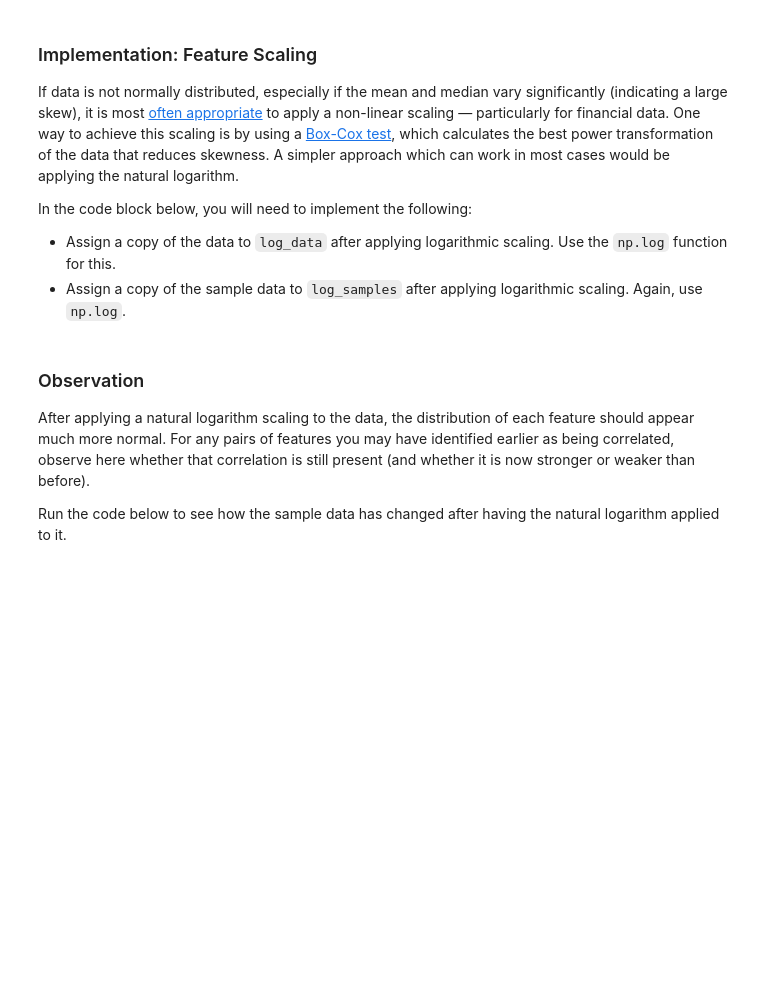
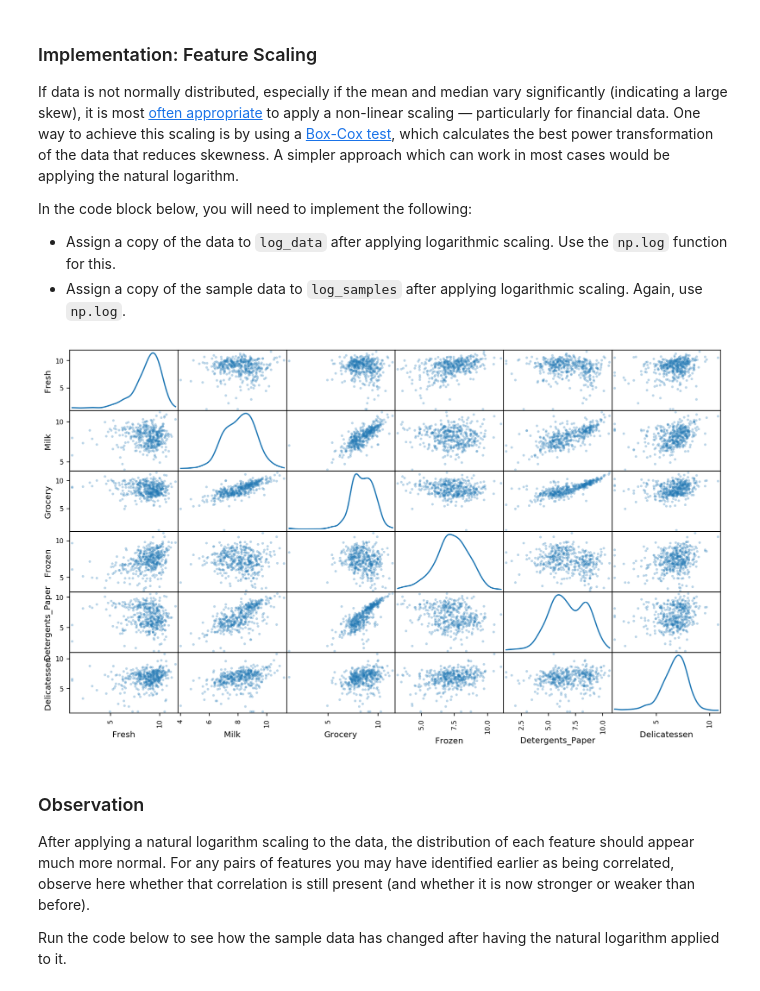
Before and after one commit to numanyilmaz/customer_segment, a Jupyter notebook: customer_segments.ipynb, the cells around one changed output. Saved outputs shown, nothing was run; the diff lists cells and outputs as text; code cells hidden in the pictures; blank space fills up the shorter version.

```diff
--- a/customer_segments.ipynb
+++ b/customer_segments.ipynb
@@ -269,13 +270,15 @@ In the code block below, you will need to implement the following:
  - Assign a copy of the sample data to `log_samples` after applying logarithmic scaling. Again, use `np.log`.
 # %%
 # TODO: Scale the data using the natural logarithm
-log_data = None
+log_data = np.log(data)
 
 # TODO: Scale the sample data using the natural logarithm
-log_samples = None
+log_samples = np.log(samples)
 
 # Produce a scatter matrix for each pair of newly-transformed features
 pd.scatter_matrix(log_data, alpha = 0.3, figsize = (14,8), diagonal = 'kde');
+# %% [output]
+[figure, added]
 # %% [markdown]
 ### Observation
 After applying a natural logarithm scaling to the data, the distribution of each feature should appear much more normal. For any pairs of features you may have identified earlier as being correlated, observe here whether that correlation is still present (and whether it is now stronger or weaker than before).
```
Also changed, not shown: parts of 21 cells of this notebook.
